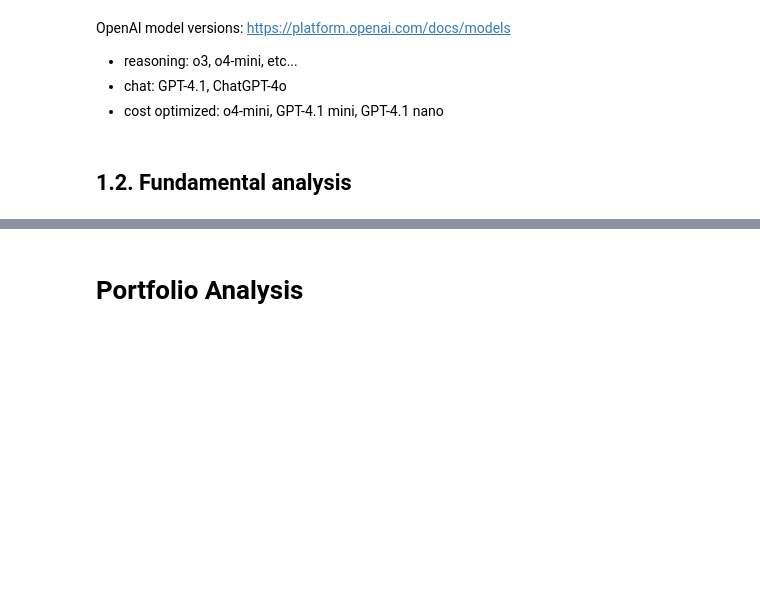
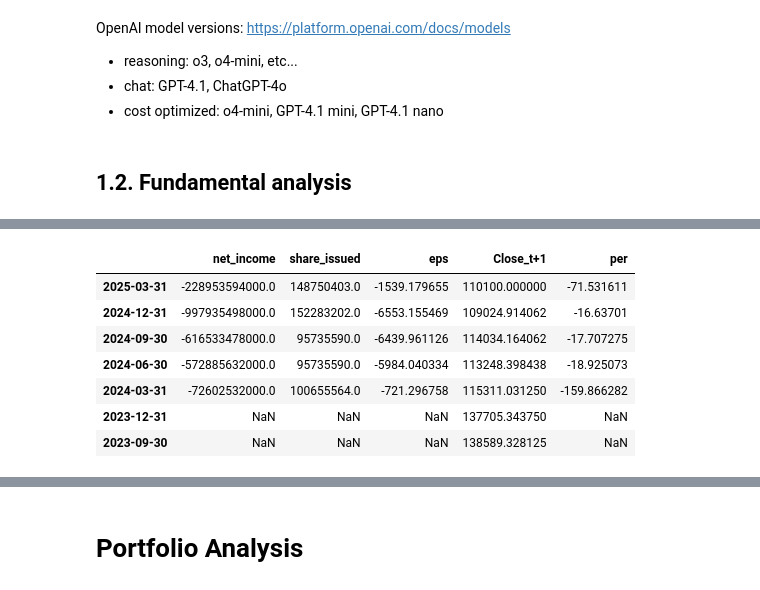
Before and after one commit to HaneulKim214/Lucerna, a Jupyter notebook: Lucerna.ipynb, the cells around one changed output, grey strips where cells are left out. Cells and saved outputs as stored; diff of their text form; code cells hidden in the pictures; blank space fills up the shorter version.

```diff
--- a/Lucerna.ipynb
+++ b/Lucerna.ipynb
@@ -238,0 +452,11 @@ per_df
+# %%
+competitors['SK Innovation']['fundamental_analysis_df']
+# %% [output]
+|  | net_income | share_issued | eps | Close_t+1 | per |
+| 2025-03-31 | -228953594000.0 | 148750403.0 | -1539.179655 | 110100.000000 | -71.531611 |
+| 2024-12-31 | -997935498000.0 | 152283202.0 | -6553.155469 | 109024.914062 | -16.63701 |
+| 2024-09-30 | -616533478000.0 | 95735590.0 | -6439.961126 | 114034.164062 | -17.707275 |
+| 2024-06-30 | -572885632000.0 | 95735590.0 | -5984.040334 | 113248.398438 | -18.925073 |
+| 2024-03-31 | -72602532000.0 | 100655564.0 | -721.296758 | 115311.031250 | -159.866282 |
+| 2023-12-31 | NaN | NaN | NaN | 137705.343750 | NaN |
+| 2023-09-30 | NaN | NaN | NaN | 138589.328125 | NaN |
```
Also changed, not shown: parts of 37 cells of this notebook, 6 other files.
